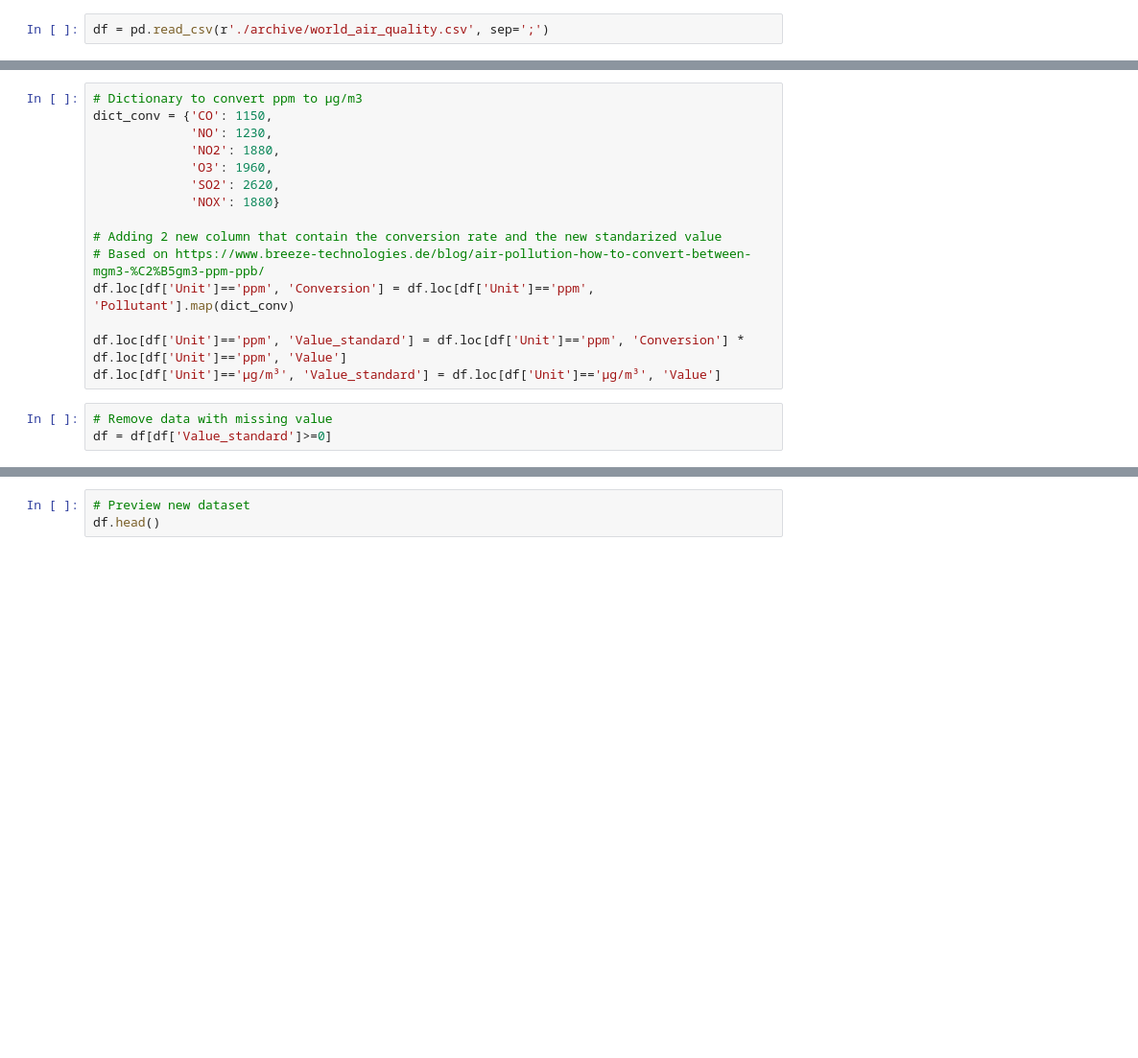
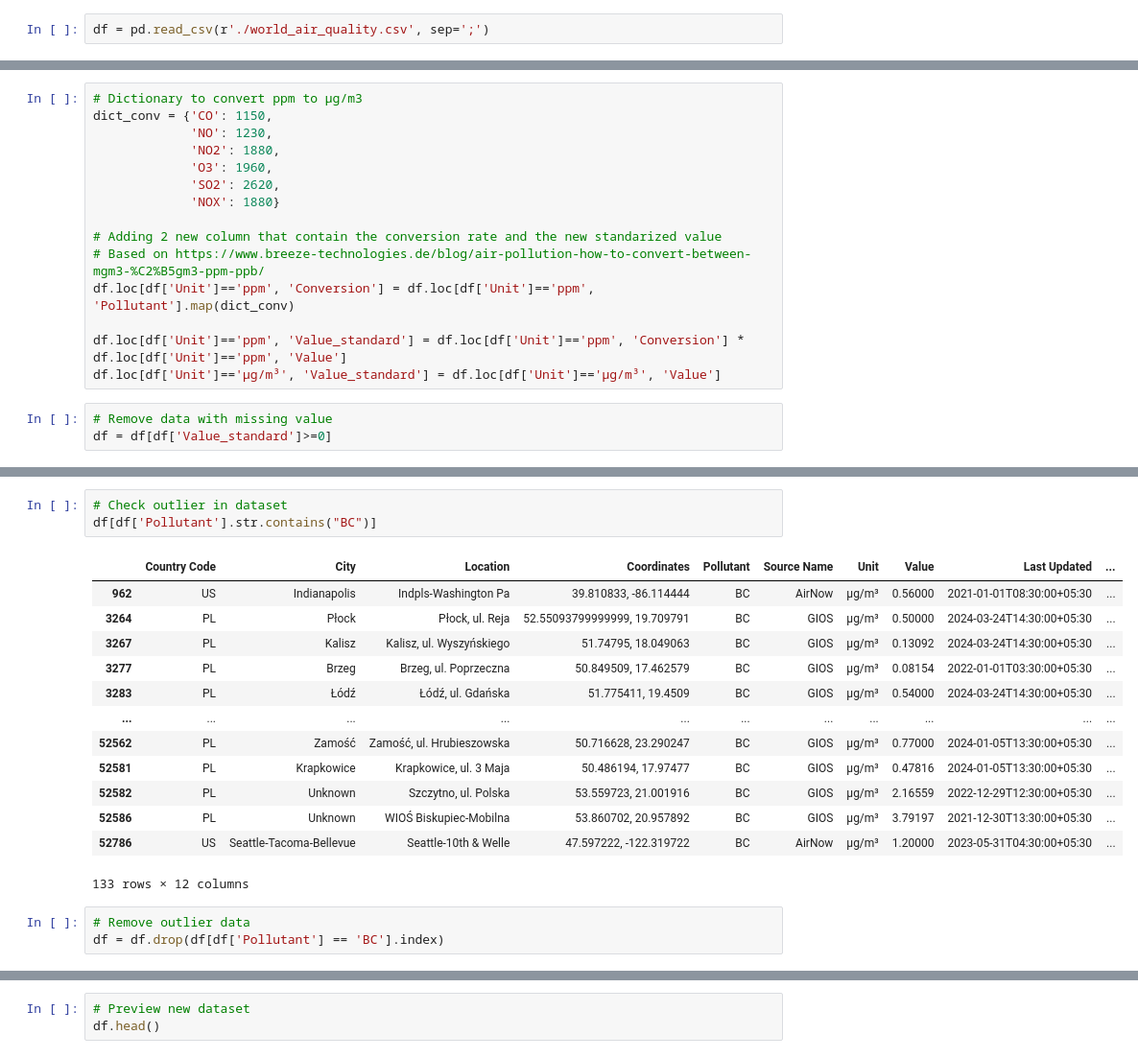
Before and after one commit to Findney/Global-Pollutant-Visualization, a Jupyter notebook: data/preprocess.ipynb, the cells around one changed output, grey strips where cells are left out. Shown: that part at 96% size. Drawn from its saved outputs; the diff is of its cells as text; blank space fills up the shorter version.

Commit message:
adding new preprocessing step, remove outlier

```diff
--- a/data/preprocess.ipynb
+++ b/data/preprocess.ipynb
@@ -5,7 +5,7 @@ import pandas as pd
 # %% [markdown]
 ## Load dataset
 # %%
-df = pd.read_csv(r'./archive/world_air_quality.csv', sep=';')
+df = pd.read_csv(r'./world_air_quality.csv', sep=';')
 # %%
 # Preview dataset
 df
@@ -133,3 +151,23 @@ df = df[df['Value_standard']>=0]
+# %%
+# Check outlier in dataset
+df[df['Pollutant'].str.contains("BC")]
+# %% [output]
+|  | Country Code | City | Location | Coordinates | Pollutant | Source Name | Unit | Value | Last Updated | ... |
+| 962 | US | Indianapolis | Indpls-Washington Pa | 39.810833, -86.114444 | BC | AirNow | µg/m³ | 0.56000 | 2021-01-01T08:30:00+05:30 | ... |
+| 3264 | PL | Płock | Płock, ul. Reja | 52.55093799999999, 19.709791 | BC | GIOS | µg/m³ | 0.50000 | 2024-03-24T14:30:00+05:30 | ... |
+| 3267 | PL | Kalisz | Kalisz, ul. Wyszyńskiego | 51.74795, 18.049063 | BC | GIOS | µg/m³ | 0.13092 | 2024-03-24T14:30:00+05:30 | ... |
+| 3277 | PL | Brzeg | Brzeg, ul. Poprzeczna | 50.849509, 17.462579 | BC | GIOS | µg/m³ | 0.08154 | 2022-01-01T03:30:00+05:30 | ... |
+| 3283 | PL | Łódź | Łódź, ul. Gdańska | 51.775411, 19.4509 | BC | GIOS | µg/m³ | 0.54000 | 2024-03-24T14:30:00+05:30 | ... |
+| ... | ... | ... | ... | ... | ... | ... | ... | ... | ... | ... |
+| 52562 | PL | Zamość | Zamość, ul. Hrubieszowska | 50.716628, 23.290247 | BC | GIOS | µg/m³ | 0.77000 | 2024-01-05T13:30:00+05:30 | ... |
+| 52581 | PL | Krapkowice | Krapkowice, ul. 3 Maja | 50.486194, 17.97477 | BC | GIOS | µg/m³ | 0.47816 | 2024-01-05T13:30:00+05:30 | ... |
+| 52582 | PL | Unknown | Szczytno, ul. Polska | 53.559723, 21.001916 | BC | GIOS | µg/m³ | 2.16559 | 2022-12-29T12:30:00+05:30 | ... |
+| 52586 | PL | Unknown | WIOŚ Biskupiec-Mobilna | 53.860702, 20.957892 | BC | GIOS | µg/m³ | 3.79197 | 2021-12-30T13:30:00+05:30 | ... |
+| 52786 | US | Seattle-Tacoma-Bellevue | Seattle-10th & Welle | 47.597222, -122.319722 | BC | AirNow | µg/m³ | 1.20000 | 2023-05-31T04:30:00+05:30 | ... |
+133 rows × 12 columns
+# %%
+# Remove outlier data
+df = df.drop(df[df['Pollutant'] == 'BC'].index)
 # %%
 # New dataset length
 len(df)
```
Also changed, not shown: parts of 3 cells of this notebook, 1 other file.
